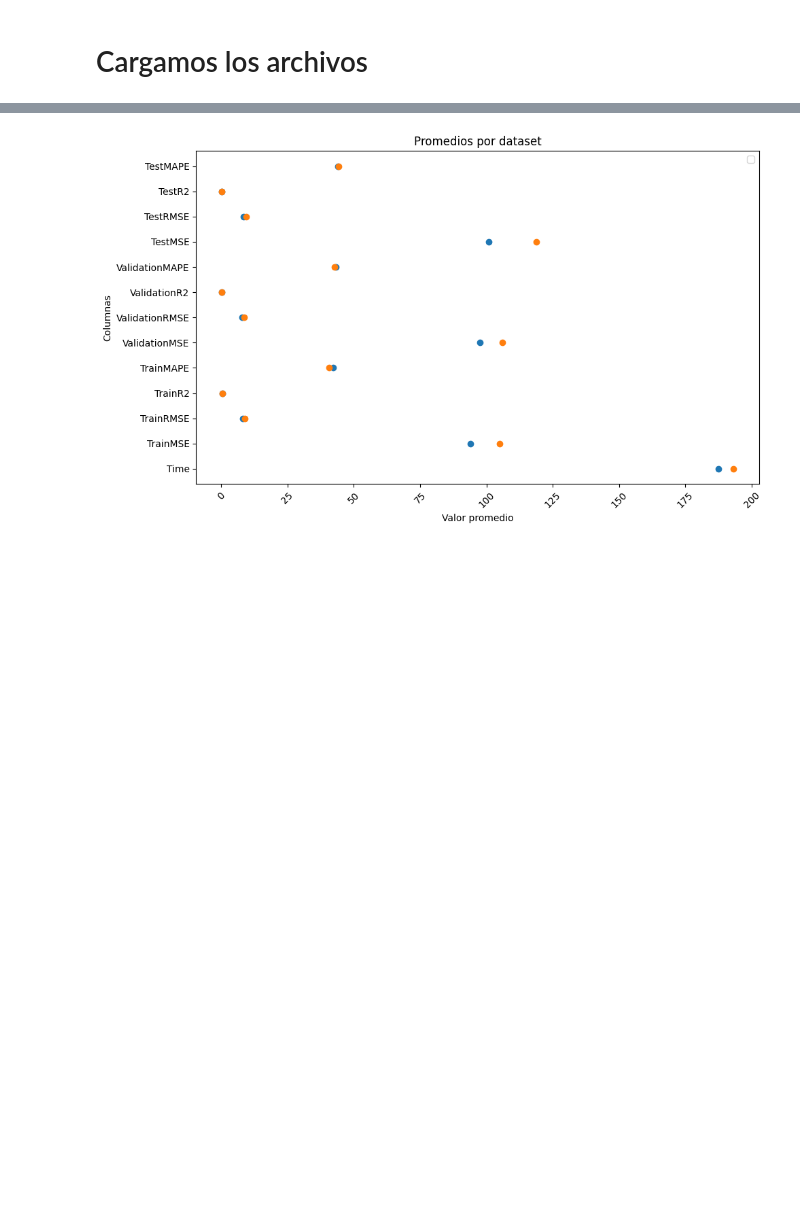
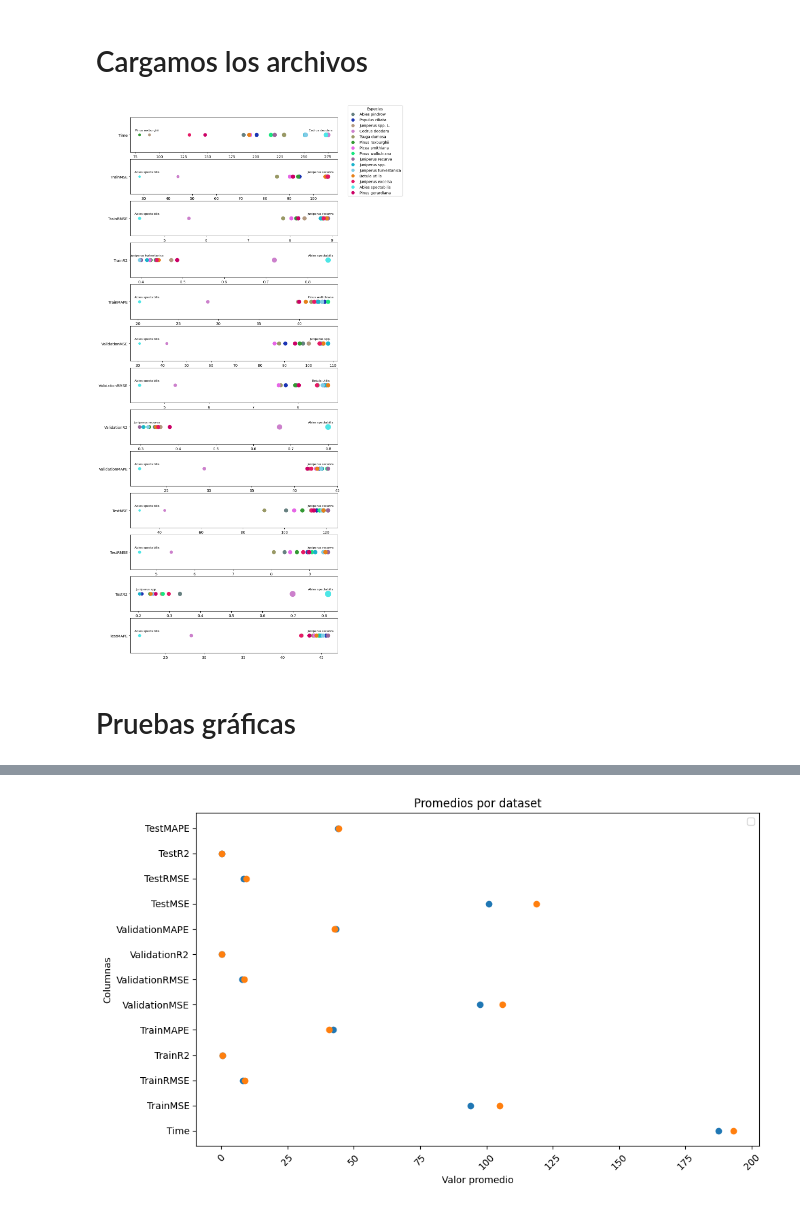
Before and after one commit to PabloCasasGomez/TransferLearning, a Jupyter notebook: performancePlot.ipynb, the cells around one changed output, grey strips where cells are left out. Drawn from its saved outputs; the diff is of its cells as text; code cells hidden in the pictures; blank space fills up the shorter version.

Commit message:
Creation of figure with metrics of Transfer

```diff
--- a/performancePlot.ipynb
+++ b/performancePlot.ipynb
@@ -5,5 +6,80 @@ import matplotlib.pyplot as plt
 # %% [markdown]
 # Cargamos los archivos
+# %%
+# Creamos el DataFrame global
+df_combined = pd.DataFrame()
+
+for archivo in os.listdir("resultsTransfer"):
+    if os.path.splitext(archivo)[1] == ".csv":
+
+        if os.path.splitext(archivo)[0] != "resultadosTransfer" and os.path.splitext(archivo)[0] != "resultados_Not_Transfer" and os.path.splitext(archivo)[0] != "resultadosTransfer_totalMerged":
+
+            df_partial = pd.read_csv(f"resultsTransfer/{archivo}")
+
+            df_partial_mean = pd.DataFrame({f'{archivo.split("resultadosTransfer_")[1].split(".csv")[0]}' : df_partial.iloc[:,1:].mean()}).T
+
+            df_combined = pd.concat([df_combined, df_partial_mean])
+# %%
+# Asociamos los colores
+colors = []
+for color in range(df_combined.shape[0]):
+    r = np.round(np.random.rand(),1)
+    g = np.round(np.random.rand(),1)
+    b = np.round(np.random.rand(),1)
+
+    colors.append([r,g,b])
+
+
+# Número de columnas
+num_cols = df_combined.shape[1]
+
+# Creamos los subplots
+fig, axes = plt.subplots(nrows=num_cols, ncols=1, figsize=(10, 2 * num_cols))
+
+# Reducimos la separación entre graficos
+# plt.subplots_adjust(hspace=0.1)
+
+# Creamos el gráfico
+for i, ax in enumerate(axes):
+
+    ax.scatter(x=df_combined.iloc[:, i], y=[df_combined.columns[i]] * len(df_combined),
+               marker="o",
+               s=(df_combined.iloc[:, i] / df_combined.iloc[:, i].mean()) * 100, # Calculamos el tamaño de cada punto en función de la media de la columna
+               c=colors,
+               label=df_combined.columns[i])
+
+    # Valor de la columna
+    column_values = df_combined.iloc[:, i]
+
+    # Encontrar los valores mínimo y máximo
+    max_value = column_values.max()
+    min_value = column_values.min()
+
+    # Obtener los nombres asociados (asumido como índice del DataFrame)
+    max_name = df_combined.index[column_values == max_value][0]
+    min_name = df_combined.index[column_values == min_value][0]
+
+    # Añadir texto sobre los puntos máximo y mínimo
+    ax.annotate(f"{max_name}", xy=(max_value, df_combined.columns[i]), xytext=(-20, 10), textcoords='offset points',
+                ha='center', fontsize=8)
+    ax.annotate(f"{min_name}", xy=(min_value, df_combined.columns[i]), xytext=(20, 10), textcoords='offset points',
+                ha='center', fontsize=8)
+
+
+
+# Configurar las etiquetas y el título
+# plt.tight_layout(rect=[0, 0, 1, 0.96])
+
+# Agregar la leyenda con las especies y sus colores correspondientes
+handles = [plt.Line2D([0], [0], marker='o', color='w', markerfacecolor=colors[i], markersize=10, label=species)
+           for i, species in enumerate(df_combined.index)]
+fig.legend(handles=handles, loc='upper right', title='Especies', bbox_to_anchor=(1.15, 0.9))
+
+plt.show()
+# %% [output]
+[figure, added]
+# %% [markdown]
+# Pruebas gráficas
 # %%
 df_1 = pd.read_csv("resultadosTransfer_Abies pindrow.csv")
 df_2 = pd.read_csv("resultadosTransfer_Betula utilis.csv")
```
Also changed, not shown: parts of 5 cells of this notebook, 19 other files.
